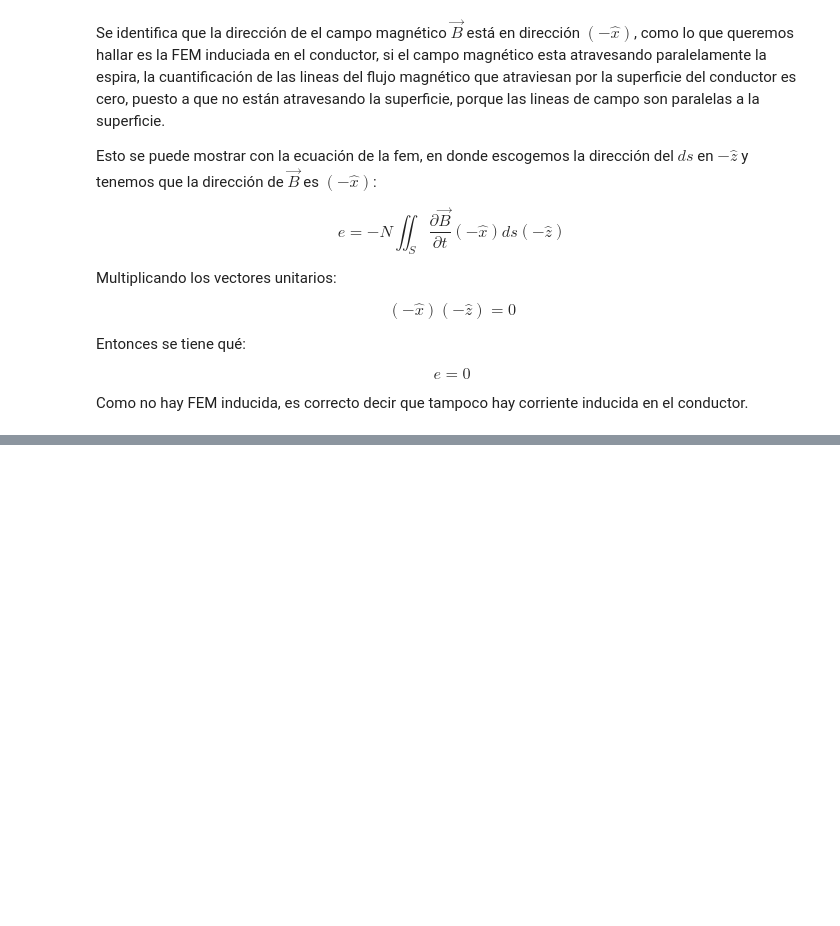
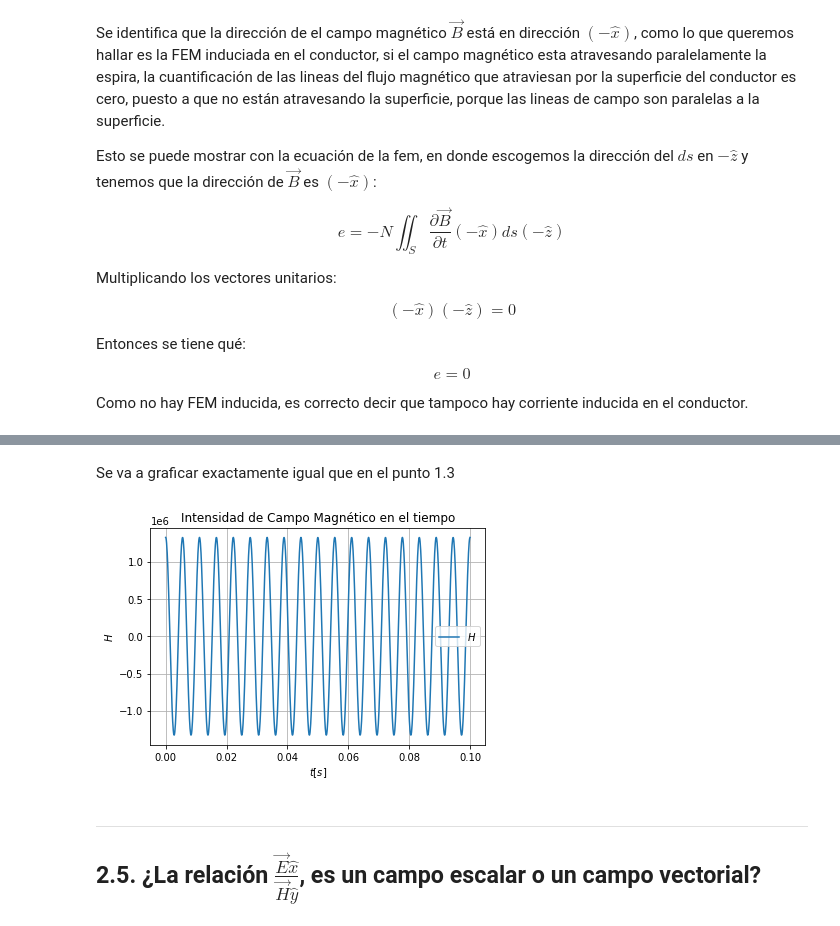
Before and after one commit to aguaranguay/se-ales, a Jupyter notebook: parcial_campos.ipynb, the cells around one changed output, grey strips where cells are left out. Drawn from its saved outputs; the diff is of its cells as text; code cells hidden in the pictures; blank space fills up the shorter version.

```diff
--- a/parcial_campos.ipynb
+++ b/parcial_campos.ipynb
@@ -229,0 +430,42 @@ Como no hay FEM inducida, es correcto decir que tampoco hay corriente inducida e
+# %% [markdown]
+Se va a graficar exactamente igual que en el punto 1.3
+# %%
+import matplotlib.pyplot as plt
+import numpy as np
+
+#Primero definimos el vector de tiempo que va a generar la ventana de 0s a 100ms
+
+t=np.linspace(0,100*10**(-3),1000)
+
+#damos los valores de E0, f, v, z_0, mu_0, ep_0
+
+E=0.5
+f=180*10**3
+w=2*np.pi*f
+mu_0=4*np.pi*10**(-7)
+ep_0=1/(36*np.pi*10**(-9))
+z_0=0.1
+v=1/np.sqrt(mu_0*ep_0)
+
+#ahora definimos la función de intensidad de campo
+
+H=(E/(mu_0*v))*np.cos(w*(t-z_0/v))
+
+#Finalmente se grafica
+
+plt.plot(t,H, label="$H$")
+plt.legend()
+plt.xlabel('$t[s]$')
+plt.grid()
+plt.ylabel('$H$')
+plt.title("Intensidad de Campo Magnético en el tiempo")
+plt.show()
+# %% [output]
+[figure, added]
+# %% [markdown]
+
+
+---
+
+
+## 2.5. ¿La relación $\frac{\vec{E}\hat{x}}{\vec{H}\hat{y}}$, es un campo escalar o un campo vectorial?
```
Also changed, not shown: parts of 15 cells of this notebook.
